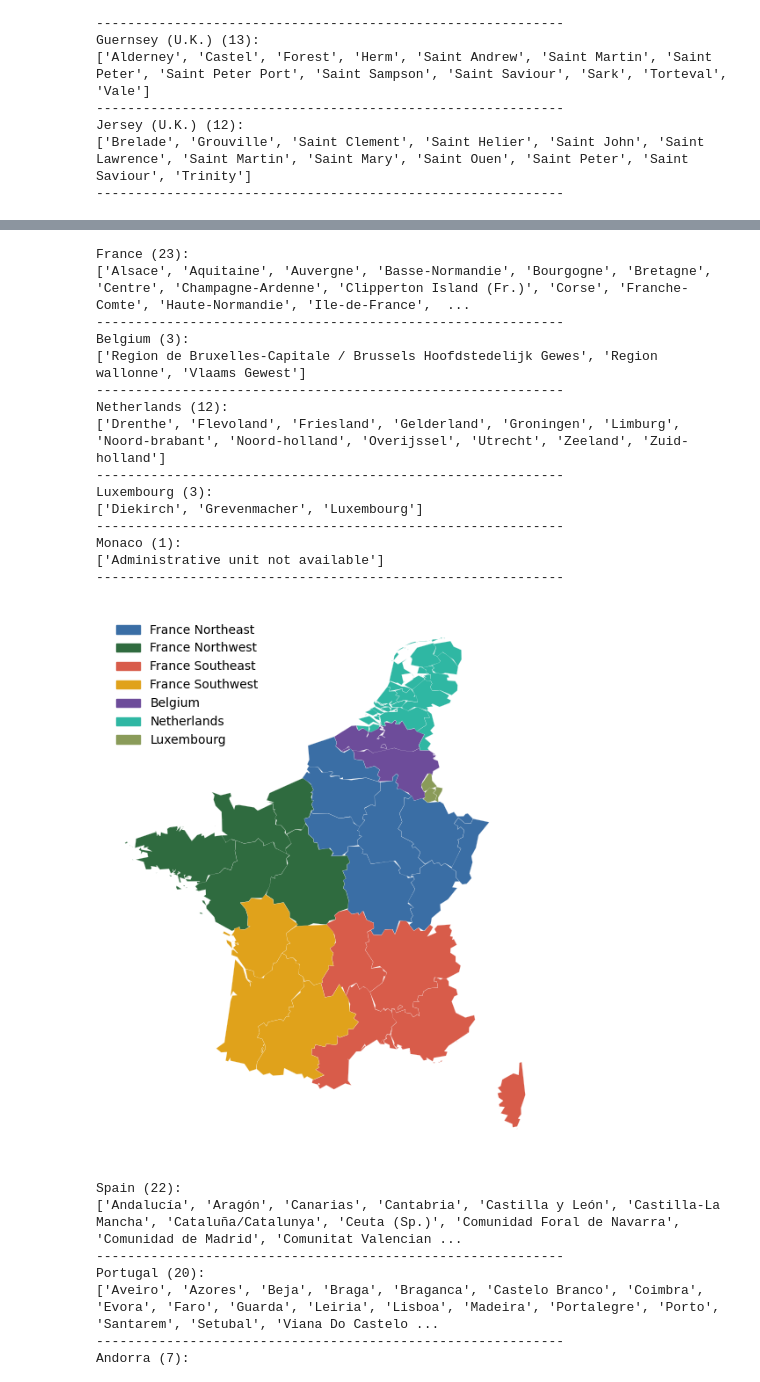
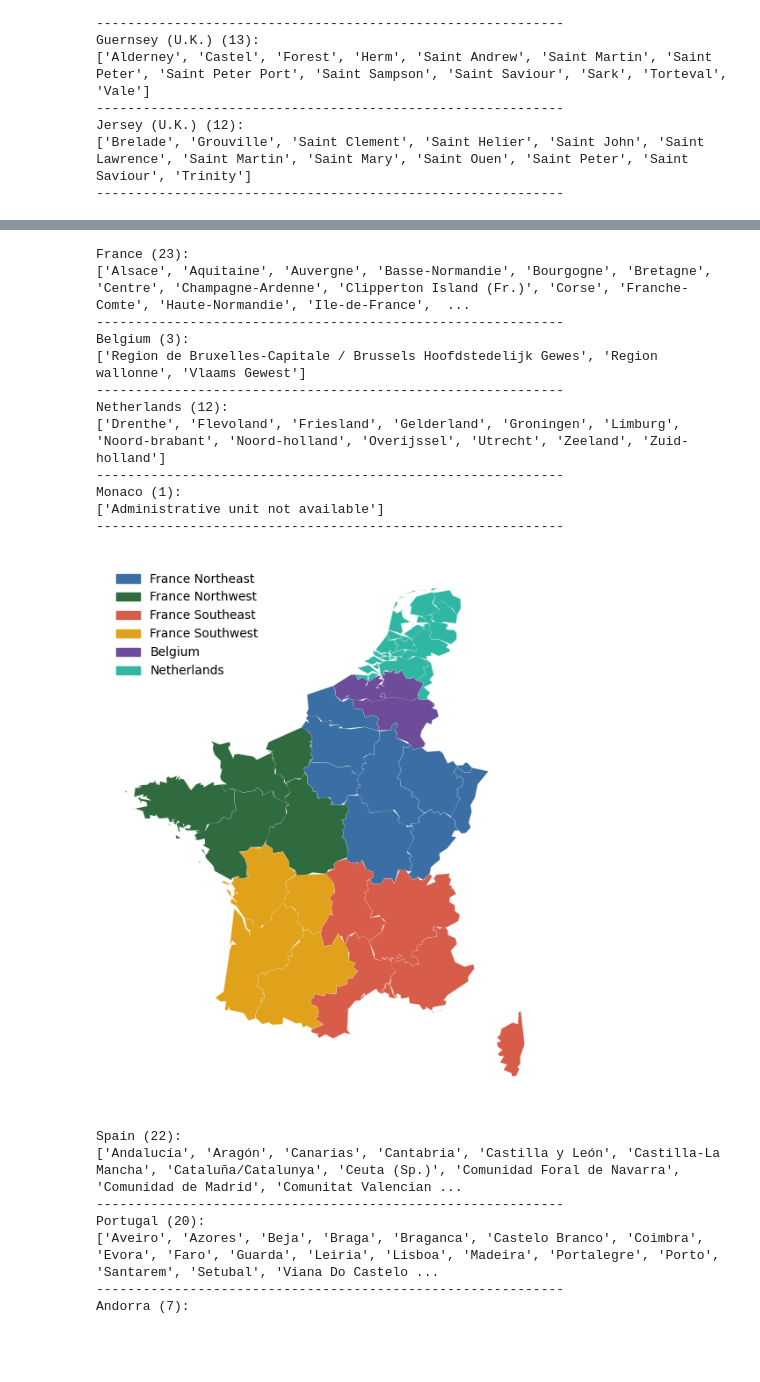
Before and after one commit to H2RES-model/H2RES-World, a Jupyter notebook: Notebooks/L2_SubCountryRegions.ipynb, the cells around one changed output, grey strips where cells are left out. Drawn from its saved outputs; the diff is of its cells as text; code cells hidden in the pictures; blank space fills up the shorter version.

```diff
--- a/Notebooks/L2_SubCountryRegions.ipynb
+++ b/Notebooks/L2_SubCountryRegions.ipynb
@@ -723,5 +723,5 @@ plt.show()
 # %%
-FRANCE_BENELUX = ["France","Belgium","Netherlands","Luxembourg","Monaco"]
+FRANCE_BENELUX = ["France","Belgium","Netherlands","Monaco"]
 
 fb_gdf = gdf[gdf["NAM_0"].isin(FRANCE_BENELUX)].copy()
 
@@ -740,14 +740,11 @@ Belgium (3):
 Netherlands (12):
 ['Drenthe', 'Flevoland', 'Friesland', 'Gelderland', 'Groningen', 'Limburg', 'Noord-brabant', 'Noord-holland', 'Overijssel', 'Utrecht', 'Zeeland', 'Zuid-holland']
 ------------------------------------------------------------
-Luxembourg (3):
-['Diekirch', 'Grevenmacher', 'Luxembourg']
-------------------------------------------------------------
 Monaco (1):
 ['Administrative unit not available']
 ------------------------------------------------------------
 # %%
-FRANCE_BENELUX = ["France","Belgium","Netherlands","Luxembourg","Monaco"]
+FRANCE_BENELUX = ["France","Belgium","Netherlands","Monaco"]
 
 # France ADM1  groupped into 4 regions
 FRANCE_BENELUX_REGIONS = {
@@ -766,8 +763,7 @@ FRANCE_BENELUX_REGIONS = {
         "Aquitaine","Midi-Pyrenees","Limousin","Poitou-Charentes"
     ],
     "Belgium": ["Belgium"],
-    "Netherlands": ["Netherlands"],
-    "Luxembourg": ["Luxembourg"]
+    "Netherlands": ["Netherlands"]
 }
 
 colors = {
@@ -776,8 +772,7 @@ colors = {
     "France Southeast": "#D85C4A",
     "France Southwest": "#E0A21B",
     "Belgium": "#6D4C9A",
-    "Netherlands": "#2FB7A3",
-    "Luxembourg": "#8A9B59"
+    "Netherlands": "#2FB7A3"
 }
 
 # --- ASSIGN ---
@@ -797,34 +792,34 @@ fb_gdf = fb_gdf[fb_gdf["NAM_1"] != "Clipperton Island (Fr.)"].copy()
 fb_gdf.loc[fb_gdf["NAM_0"] == "Monaco", "L2_Region"] = "France Southeast"
 
 # --- SIMPLIFY ---
 fb_plot = fb_gdf.copy()
 fb_plot["geometry"] = fb_plot["geometry"].simplify(0.05, preserve_topology=True)
 
 # --- PLOT ---
 fig, ax = plt.subplots(1, 1, figsize=(10, 8))
 color_series = fb_plot["L2_Region"].map(colors).fillna("#DDDDDD")
 
 fb_plot.plot(
     ax=ax,
     color=color_series,
     linewidth=0.1,
     edgecolor="white"
 )
 
 legend_handles = [mpatches.Patch(color=colors[k], label=k) for k in colors]
 ax.legend(handles=legend_handles, loc="upper left", frameon=False)
 ax.set_axis_off()
 
 # --- SAVE ---
 base_dir = Path.cwd().parents[0]
 out_dir = base_dir / "Maps" / "Layer2" / "Europe"
 out_dir.mkdir(parents=True, exist_ok=True)
 out_path = out_dir / "L2_Europe_France_Benelux.pdf"
 fig.savefig(out_path, dpi=100, bbox_inches="tight")
 
 plt.show()
 # %% [output]
-[figure, old version]
+[figure, new version]
 # %%
 IBERIAN = ["Spain","Portugal","Andorra","Gibraltar (U.K.)"]
 
```
Also changed, not shown: parts of 17 cells of this notebook, 29 other files.
